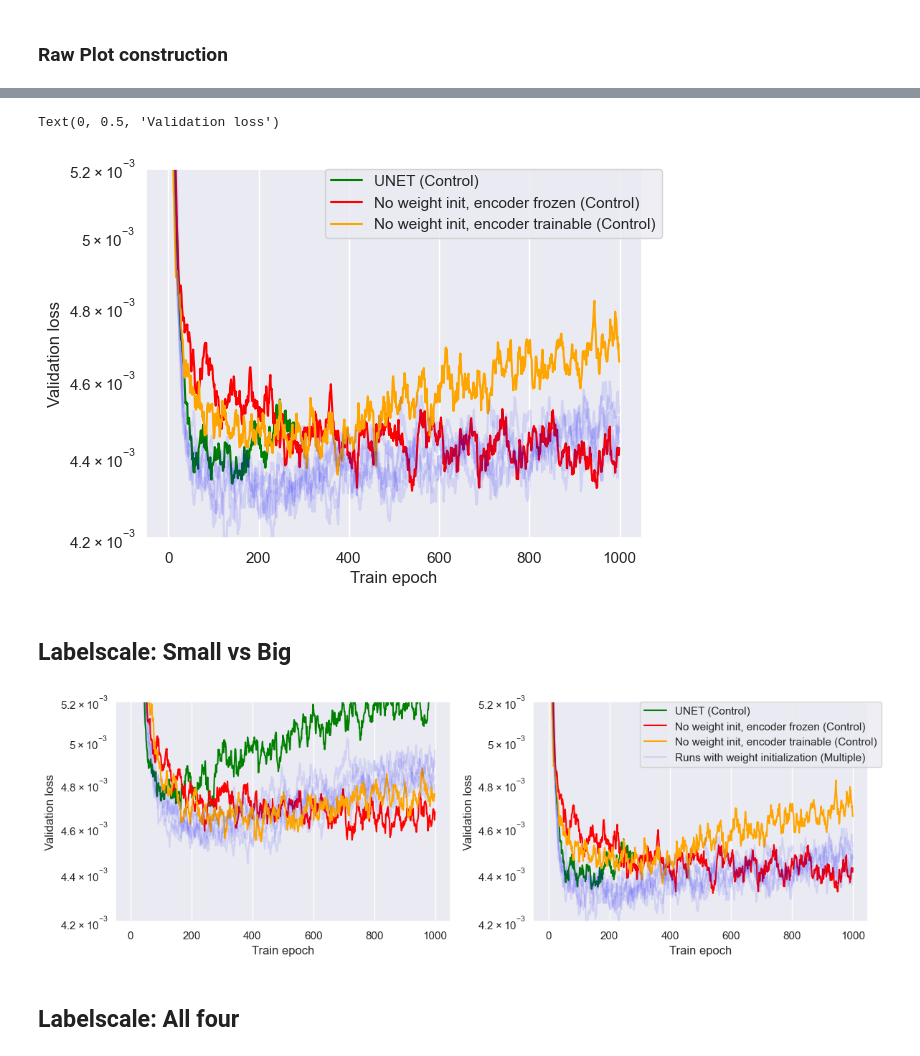
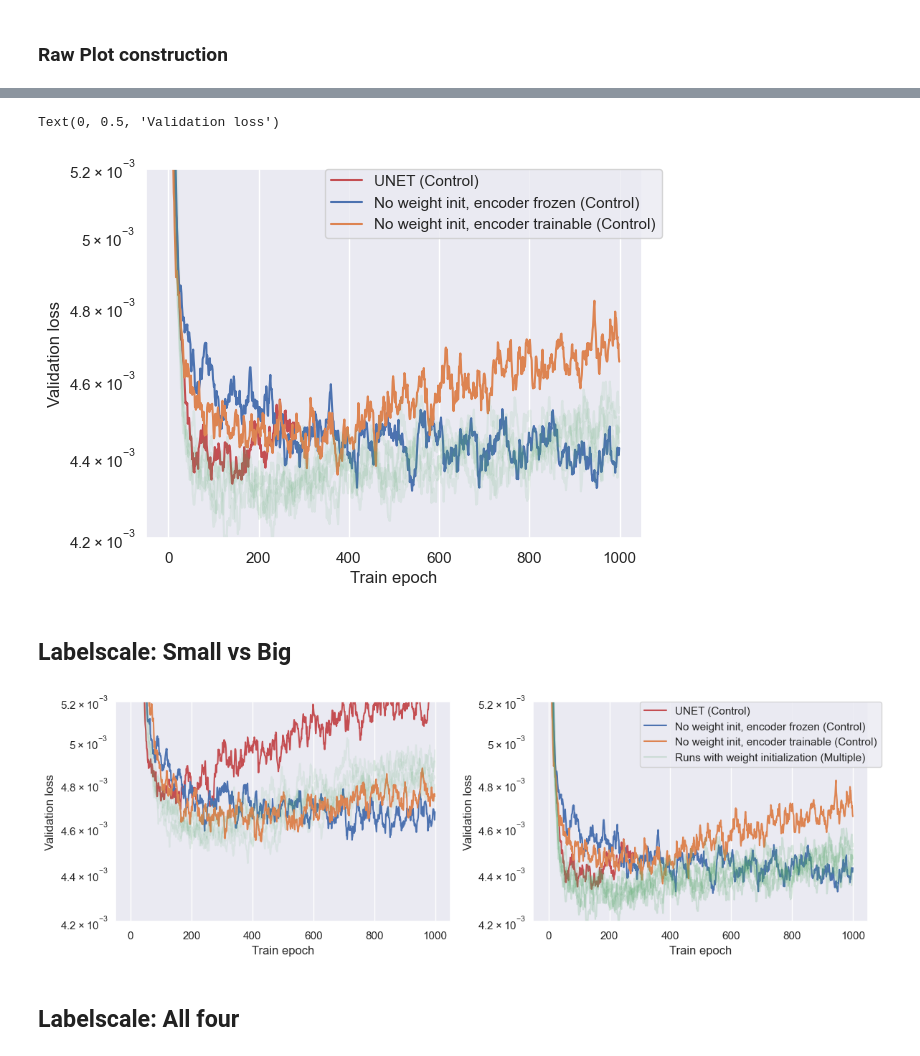
Before and after one commit to helalabcd/data_plots, a Jupyter notebook: nolink_tracker/Weight_init_vs_control.ipynb, the cells around one changed output, grey strips where cells are left out. Drawn from its saved outputs; the diff is of its cells as text; code cells hidden in the pictures.

```diff
--- a/nolink_tracker/Weight_init_vs_control.ipynb
+++ b/nolink_tracker/Weight_init_vs_control.ipynb
@@ -77,23 +77,23 @@ for run_hash in small_runs:
             if runs_info[run_hash]["freeze_encoder"]:
                 label = "No weight init, encoder frozen (Control)"
                 alpha = 1
-                col = "red"
+                col = "C0"
                 linestyle = "solid"
             else:
                 label = "No weight init, encoder trainable (Control)"
                 alpha = 1
-                col = "orange"
+                col = "C1"
                 linestyle = "solid"
 
         else:
             label = None
             alpha = 0.1
-            col = "blue"
+            col = "C2"
             linestyle = "solid"
     else:
         label = "UNET (Control)"
         alpha = 1.0
-        col = "green"
+        col = "C3"
         linestyle = "solid"
 
     plt.plot(smooth(sorted_val_loss, 0.9), label=label, c=col, alpha=alpha, linestyle=linestyle)
@@ -120,23 +120,23 @@ for run_hash in big_runs:
             if runs_info[run_hash]["freeze_encoder"]:
                 label = "No weight init, encoder frozen (Control)"
                 alpha = 1
-                col = "red"
+                col = "C0"
                 linestyle = "solid"
             else:
                 label = "No weight init, encoder trainable (Control)"
                 alpha = 1
-                col = "orange"
+                col = "C1"
                 linestyle = "solid"
 
         else:
             label = None
             alpha = 0.1
-            col = "blue"
+            col = "C2"
             linestyle = "solid"
     else:
         label = "UNET (Control)"
         alpha = 1.0
-        col = "green"
+        col = "C3"
         linestyle = "solid"
 
     plt.plot(smooth(sorted_val_loss, 0.9), label=label, c=col, alpha=alpha, linestyle=linestyle)
@@ -149,7 +149,7 @@ plt.xlabel("Train epoch")
 plt.ylabel("Validation loss")
 # %% [output]
 Text(0, 0.5, 'Validation loss')
-[figure, old version]
+[figure, new version]
 # %% [markdown]
 ## Labelscale: Small vs Big
 # %%
@@ -167,23 +167,23 @@ for run_hash in small_runs:
             if runs_info[run_hash]["freeze_encoder"]:
                 label = "No weight init, encoder frozen (Control)"
                 alpha = 1
-                col = "red"
+                col = "C0"
                 linestyle = "solid"
             else:
                 label = "No weight init, encoder trainable (Control)"
                 alpha = 1
-                col = "orange"
+                col = "C1"
                 linestyle = "solid"
 
         else:
             label = None
             alpha = 0.1
-            col = "blue"
+            col = "C2"
             linestyle = "solid"
     else:
         label = "UNET (Control)"
         alpha = 1.0
-        col = "green"
+        col = "C3"
         linestyle = "solid"
 
     ax.flat[0].plot(smooth(sorted_val_loss, 0.9), label=label, c=col, alpha=alpha, linestyle=linestyle)
@@ -207,41 +207,41 @@ for run_hash in big_runs:
             if runs_info[run_hash]["freeze_encoder"]:
                 label = "No weight init, encoder frozen (Control)"
                 alpha = 1
-                col = "red"
+                col = "C0"
                 linestyle = "solid"
             else:
                 label = "No weight init, encoder trainable (Control)"
                 alpha = 1
-                col = "orange"
+                col = "C1"
                 linestyle = "solid"
 
         else:
             label = None
             if first_label:
                 label = "Runs with weight initialization (Multiple)"
                 first_label = False
-            alpha = 0.1
-            col = "blue"
+            alpha = 0.2
+            col = "C2"
             linestyle = "solid"
     else:
         label = "UNET (Control)"
         alpha = 1.0
-        col = "green"
+        col = "C3"
         linestyle = "solid"
 
     ax.flat[1].plot(smooth(sorted_val_loss, 0.9), label=label, c=col, alpha=alpha, linestyle=linestyle)
 
 ax.flat[1].set_yscale("log")
 ax.flat[1].set_ylim(4.2e-3, 5.2e-3)
 ax.flat[1].legend(bbox_to_anchor=(1.04, 1), borderaxespad=0)
 
 ax.flat[1].set_xlabel("Train epoch")
 ax.flat[1].set_ylabel("Validation loss")
 
 plt.tight_layout()
 plt.savefig("smallvsbig.pdf")
 # %% [output]
-[figure, old version]
+[figure, new version]
 # %% [markdown]
 ## Labelscale: All four
 # %%
```
Also changed, not shown: parts of 2 cells of this notebook, 4 other files.
